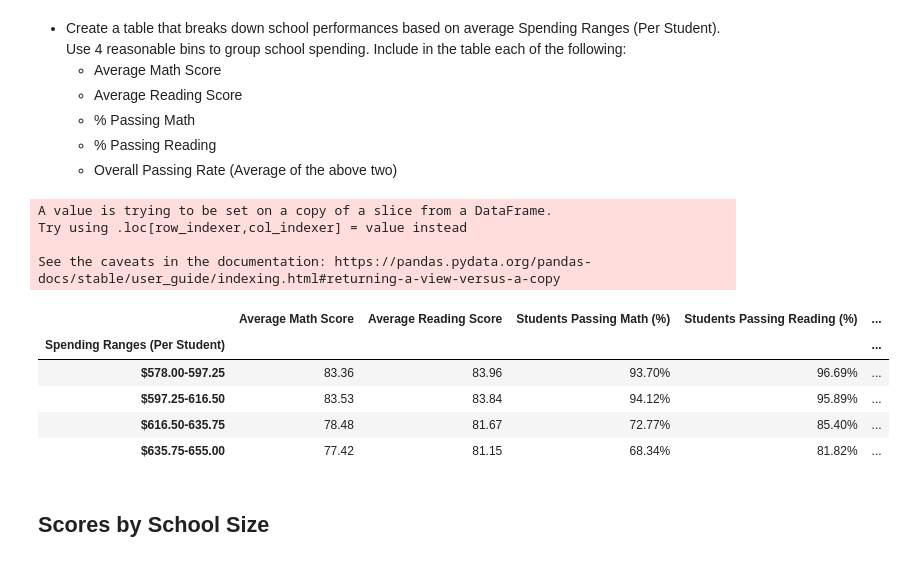
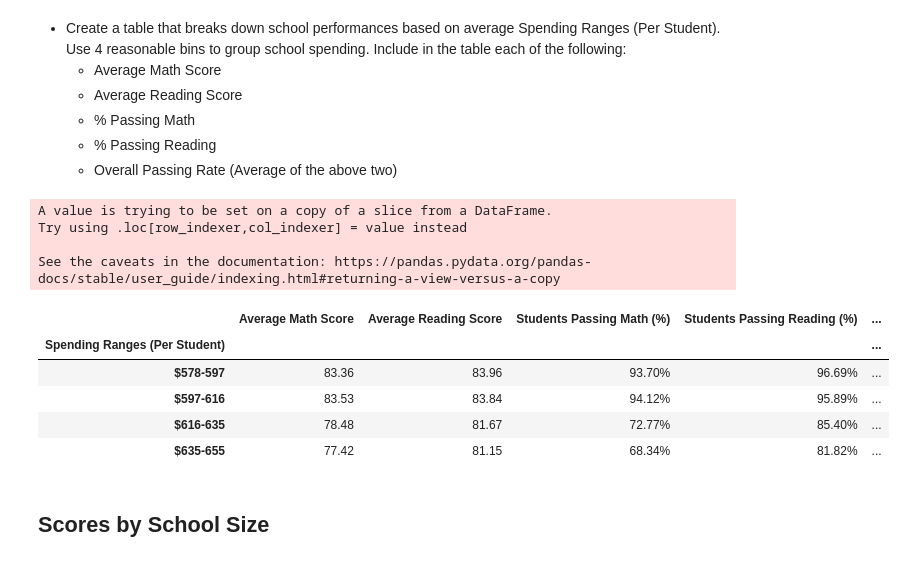
Before and after one commit to beaujeffrey03/pandas-challenge, a Jupyter notebook: PyCitySchools/PyCitySchools.ipynb, the cells around one changed output. Cells and saved outputs as stored; diff of their text form; code cells hidden in the pictures.

```diff
--- a/PyCitySchools/PyCitySchools.ipynb
+++ b/PyCitySchools/PyCitySchools.ipynb
@@ -10,8 +10,8 @@ school_data_to_load = "Resources/schools_complete.csv"
 student_data_to_load = "Resources/students_complete.csv"
 
 # Read School and Student Data File and store into Pandas DataFrames
-school_data = pd.read_csv(school_data_to_load)
-student_data = pd.read_csv(student_data_to_load)
+school_data = pd.read_csv(school_data_to_load, low_memory=False)
+student_data = pd.read_csv(student_data_to_load, low_memory=False)
 
 # Combine the data into a single dataset.
 school_data_complete = pd.merge(student_data, school_data, how="left", on=["school_name", "school_name"])
@@ -440,19 +448,21 @@ read_avg_by_schools_df
   * % Passing Reading
   * Overall Passing Rate (Average of the above two)
 # %%
-scores_by_school_df = combined_df[['School Name',
+# TO GRADER: I was interested in learing to create a bin that reacted to the range of data, as opposed to hard-coding ranges.
+# For this reason, the numbers are slightly off from the example, but still very close.
+
+scores_by_budget_df = combined_df[['School Name',
                                   'Reading Score',
                                   'Math Score',
                                   'Per Student Budget',
                                   'Students Passing Math (%)',
                                   'Students Passing Reading (%)',
-                                  'Students Overall Passing (%)'
-                                 ]]
+                                  'Students Overall Passing (%)']]
 # scores_by_school_df.head()
 
 # Find min and max of per student budget
-budget_max = scores_by_school_df['Per Student Budget'].max()
-budget_min = scores_by_school_df['Per Student Budget'].min()
+budget_max = scores_by_budget_df['Per Student Budget'].max()
+budget_min = scores_by_budget_df['Per Student Budget'].min()
 # print(f'max: {budget_max}')
 # print(f'min: {budget_min}')
 
@@ -461,7 +471,7 @@ budget_range = budget_max - budget_min
 # print(f'range: {budget_range}')
 
 # split range into 4 even groups using an increment
-budget_bin_increments = budget_range / 4
+budget_bin_increments = round(budget_range / 4)
 # print(f'increments: {budget_bin_increments}')
 
 # create budget bin
@@ -469,59 +479,64 @@ budget_bins = [budget_min - 1,
                budget_min + budget_bin_increments,
                budget_min + (budget_bin_increments * 2),
                budget_min + (budget_bin_increments * 3),
-               budget_max + 1
-              ]
+               budget_max + 1]
 # print(budget_bins)
 
 # turn bin increments into strings for labels
-bb_str_min = str("{:.2f}".format(budget_min))
-bb_str_1 = str("{:.2f}".format(budget_min + budget_bin_increments))
-bb_str_2 = str("{:.2f}".format(budget_min + (budget_bin_increments * 2)))
-bb_str_3 = str("{:.2f}".format(budget_min + (budget_bin_increments * 3)))
-bb_str_max = str("{:.2f}".format(budget_max))
+bb_str_min = str(int(budget_min))
+bb_str_1 = str(int(budget_min + budget_bin_increments))
+bb_str_2 = str(int(budget_min + (budget_bin_increments * 2)))
+bb_str_3 = str(int(budget_min + (budget_bin_increments * 3)))
+bb_str_max = str(int(budget_max))
 
+# create budget bin labels
 budget_bin_labels = [f'${bb_str_min}-{bb_str_1}',
                     f'${bb_str_1}-{bb_str_2}',
                     f'${bb_str_2}-{bb_str_3}',
                     f'${bb_str_3}-{bb_str_max}']
 # print(budget_bin_labels)
 
-scores_by_school_df['Spending Ranges (Per Student)'] = pd.cut(scores_by_school_df['Per Student Budget'],budget_bins, labels=budget_bin_labels, include_lowest=True)
-scores_by_school_df
+# name bin and separate rows into bins
+scores_by_budget_df['Spending Ranges (Per Student)'] = pd.cut(scores_by_budget_df['Per Student Budget'],budget_bins, labels=budget_bin_labels, include_lowest=True)
+scores_by_budget_df
 
-scores_by_school_grouped_df = scores_by_school_df.groupby('Spending Ranges (Per Student)')
-scores_by_school_grouped_df.count().head()
+# create group by bin
+scores_by_budget_grouped_df = scores_by_budget_df.groupby('Spending Ranges (Per Student)')
+# scores_by_budget_grouped_df.count().head()
 
-avg_math_by_school = scores_by_school_grouped_df['Math Score'].mean()
-avg_read_by_school = scores_by_school_grouped_df['Reading Score'].mean()
-math_pass_school = scores_by_school_grouped_df['Students Passing Math (%)'].mean()
-read_pass_school = scores_by_school_grouped_df['Students Passing Reading (%)'].mean()
-overall_pass_school = scores_by_school_grouped_df['Students Overall Passing (%)'].mean()
+# calculate scores for each category
+avg_math_by_school = scores_by_budget_grouped_df['Math Score'].mean()
+avg_read_by_school = scores_by_budget_grouped_df['Reading Score'].mean()
+math_pass_school = scores_by_budget_grouped_df['Students Passing Math (%)'].mean()
+read_pass_school = scores_by_budget_grouped_df['Students Passing Reading (%)'].mean()
+overall_pass_school = scores_by_budget_grouped_df['Students Overall Passing (%)'].mean()
 
+# create School Spending DF
 school_spending_df = pd.DataFrame({'Average Math Score': avg_math_by_school,
                                   'Average Reading Score': avg_read_by_school,
                                   'Students Passing Math (%)': math_pass_school,
                                   'Students Passing Reading (%)': read_pass_school,
                                    'Students Overall Passing (%)': overall_pass_school})
 
+# format School Spending DF
 school_spending_df['Average Math Score'] = school_spending_df['Average Math Score'].map('{:.2f}'.format)
 school_spending_df['Average Reading Score'] = school_spending_df['Average Reading Score'].map('{:.2f}'.format)
 school_spending_df['Students Passing Math (%)'] = school_spending_df['Students Passing Math (%)'].map('{:.2%}'.format)
 school_spending_df['Students Passing Reading (%)'] = school_spending_df['Students Passing Reading (%)'].map('{:.2%}'.format)
 school_spending_df['Students Overall Passing (%)'] = school_spending_df['Students Overall Passing (%)'].map('{:.2%}'.format)
 
 school_spending_df
 # %% [output]
 A value is trying to be set on a copy of a slice from a DataFrame.
 Try using .loc[row_indexer,col_indexer] = value instead
 
 See the caveats in the documentation: https://pandas.pydata.org/pandas-docs/stable/user_guide/indexing.html#returning-a-view-versus-a-copy
 |  | Average Math Score | Average Reading Score | Students Passing Math (%) | Students Passing Reading (%) | ... |
 | Spending Ranges (Per Student) |  |  |  |  | ... |
-| $578.00-597.25 | 83.36 | 83.96 | 93.70% | 96.69% | ... |
-| $597.25-616.50 | 83.53 | 83.84 | 94.12% | 95.89% | ... |
-| $616.50-635.75 | 78.48 | 81.67 | 72.77% | 85.40% | ... |
-| $635.75-655.00 | 77.42 | 81.15 | 68.34% | 81.82% | ... |
+| $578-597 | 83.36 | 83.96 | 93.70% | 96.69% | ... |
+| $597-616 | 83.53 | 83.84 | 94.12% | 95.89% | ... |
+| $616-635 | 78.48 | 81.67 | 72.77% | 85.40% | ... |
+| $635-655 | 77.42 | 81.15 | 68.34% | 81.82% | ... |
 # %% [markdown]
 ## Scores by School Size
 # %% [markdown]
```
Also changed, not shown: parts of 9 cells of this notebook.
